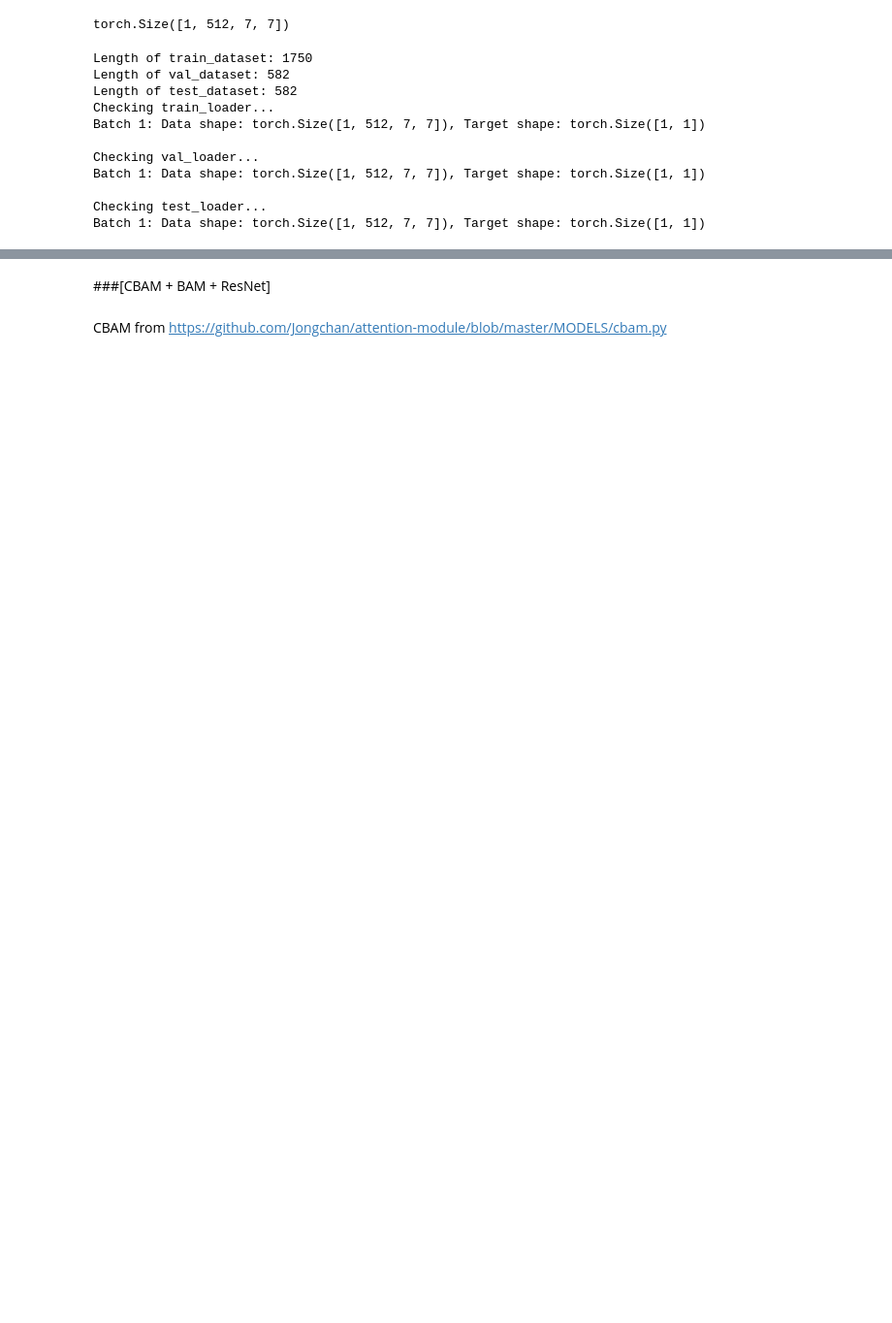
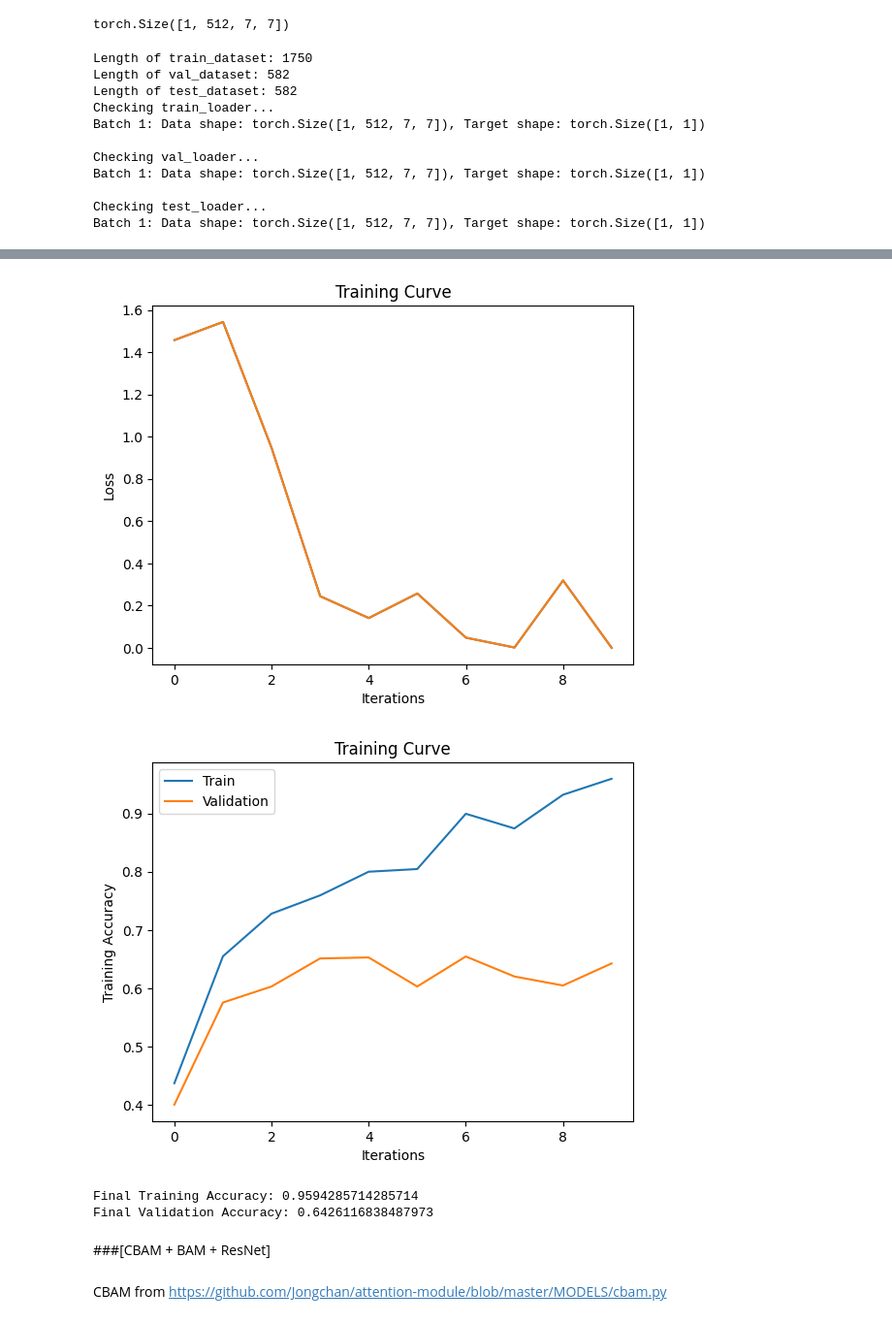
Before and after one commit to reaahuja/DermAI-Skin-Cancer-Detection, a Jupyter notebook: Copy_of_Primary_Model_Team28.ipynb, the cells around one changed output, grey strips where cells are left out. Shown at 97% size. Saved outputs shown, nothing was run; the diff lists cells and outputs as text; code cells hidden in the pictures; blank space fills up the shorter version.

Commit message:
trained with 10 epochs and batch size 1

```diff
--- a/Copy_of_Primary_Model_Team28.ipynb
+++ b/Copy_of_Primary_Model_Team28.ipynb
@@ -453,15 +540,29 @@ len(train_data)
 # %%
-
 class CNNClassifier(nn.Module):
     def __init__(self):
         super(CNNClassifier, self).__init__()
         self.name = "cnn"
-        #input shape [128, 512, 7, 7] == [batch size, channels, feature map width, fm height]
-        self.conv1 = nn.Conv2d(512, 16, 3)
-        self.fc = nn.Linear(16, 4)
+        # Input shape [128, 512, 7, 7] == [batch size, channels, feature map width, fm height]
+        self.conv1 = nn.Conv2d(512, 128, 3, padding=1)
+        self.bn1 = nn.BatchNorm2d(128)
+        self.cbam1 = CBAM(128)
+        self.conv2 = nn.Conv2d(128, 64, 3, padding=1)
+        self.bn2 = nn.BatchNorm2d(64)
+        self.cbam2 = CBAM(64)
+        self.conv3 = nn.Conv2d(64, 32, 3, padding=1)
+        self.bn3 = nn.BatchNorm2d(32)
+        self.cbam3 = CBAM(32)
+        self.dropout = nn.Dropout(0.5)
+        self.fc = nn.Linear(32 * 7 * 7, 4)
 
     def forward(self, x):
-        x = self.conv1(x)
-        x = x.view(16*5*5, -1)
+        x = F.relu(self.bn1(self.conv1(x)))
+        x = self.cbam1(x)
+        x = F.relu(self.bn2(self.conv2(x)))
+        x = self.cbam2(x)
+        x = F.relu(self.bn3(self.conv3(x)))
+        x = self.cbam3(x)
+        x = self.dropout(x)
+        x = x.view(x.size(0), -1)
         x = self.fc(x)
         return x
@@ -688,7 +693,7 @@ import torch.optim as optim
 import torch.nn.functional as f
 
 # pass thorugh data and not data loader to allow for variance in batch size
-def train(model, data, val_data=None, trial_num=0, batch_size=1, lr=0.01, num_epochs=5):
+def train(model, data, val_data=None, trial_num=0, batch_size=1, lr=0.01, num_epochs=10):
     torch.manual_seed(1000)
 
     data_loader = torch.utils.data.DataLoader(data, batch_size=batch_size, shuffle=True, drop_last=True)
@@ -703,14 +708,9 @@ def train(model, data, val_data=None, trial_num=0, batch_size=1, lr=0.01, num_ep
     n = 0 # the number of iterations
     for epoch in range(num_epochs):
         for imgs, labels in data_loader:
-            imgs = imgs.squeeze(0)
+            #print("Image shape before: ", imgs.shape)
+            #imgs = imgs.squeeze(0)
             labels = labels.squeeze(0)
-            #if use_cuda and torch.cuda.is_available():
-            #    imgs = imgs.cuda()
-            #    labels = labels.cuda()
-
-            # convert the labels to floating point type
-            # labels = labels.float()
 
             out = model(imgs)             # forward pass
             loss = criterion(out, labels) # compute the total loss
@@ -760,5 +760,6 @@ def train(model, data, val_data=None, trial_num=0, batch_size=1, lr=0.01, num_ep
     if val_data != None:
         print("Final Validation Accuracy: {}".format(val_acc[-1]))
 # %%
+model_cnn = CNNClassifier()
 train(model_cnn, train_dataset, val_dataset)
 # %% [output]
@@ -767,3 +777,7 @@ Epoch 2: Train acc: 0.2845714285714286 | Validation acc: 0.2508591065292096
+[figure, added]
+[figure, added]
+Final Training Accuracy: 0.9594285714285714
+Final Validation Accuracy: 0.6426116838487973
 # %% [markdown]
 ###[CBAM + BAM + ResNet]
 # %% [markdown]
```
Also changed, not shown: parts of 25 cells of this notebook.
